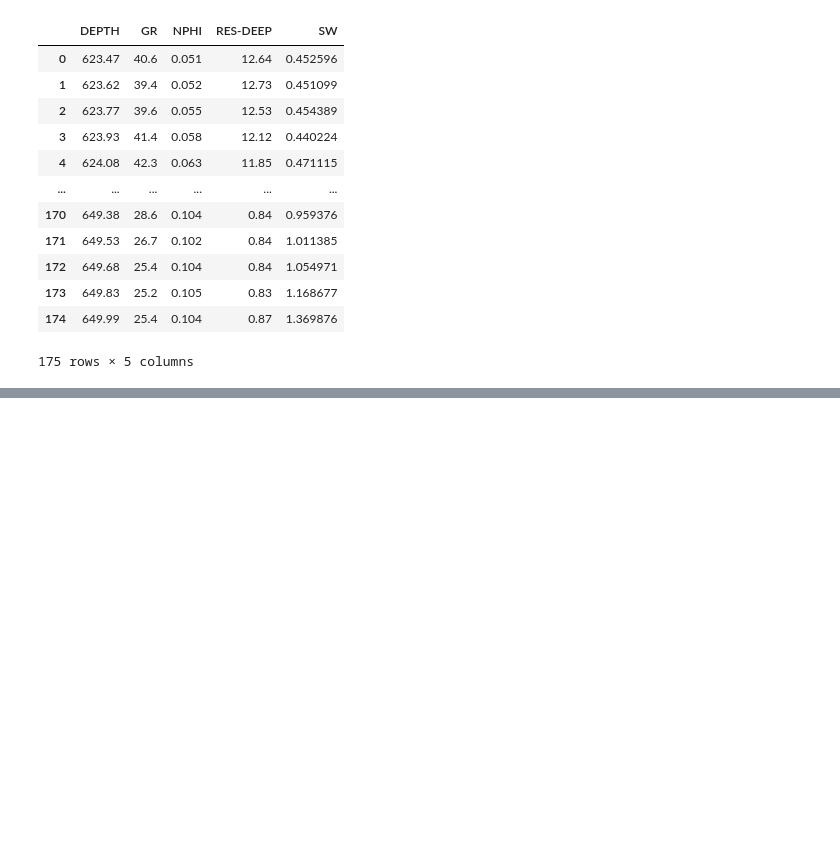
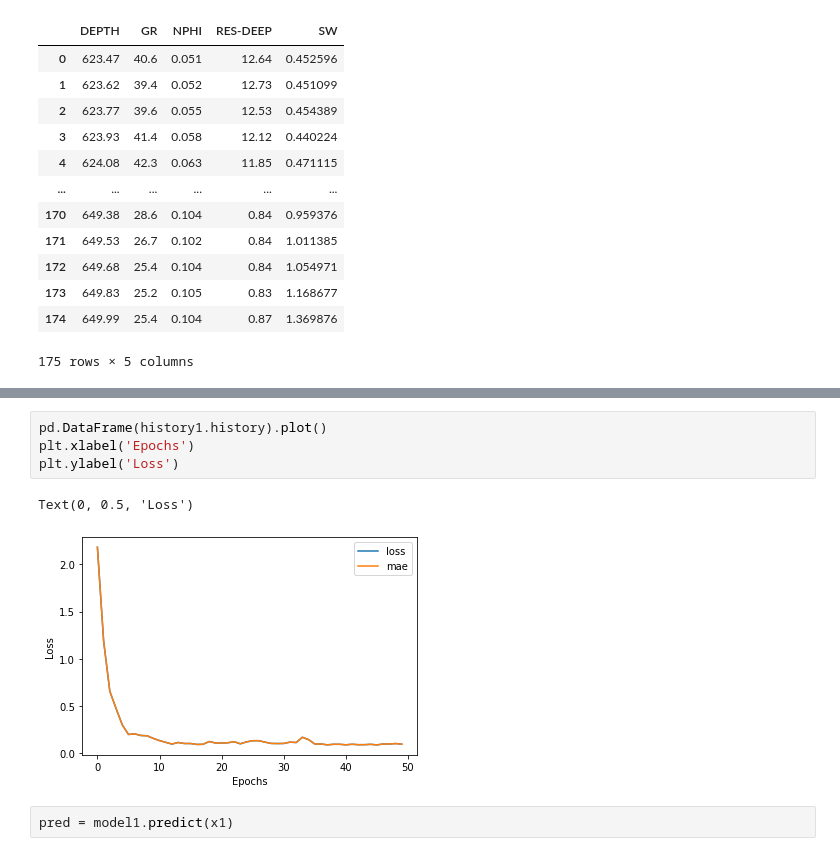
Before and after one commit to horaciosrf/masters_project, a Jupyter notebook: regression_horacio.ipynb, the cells around one changed output, grey strips where cells are left out. Saved outputs shown, nothing was run; the diff lists cells and outputs as text; blank space fills up the shorter version.

```diff
--- a/regression_horacio.ipynb
+++ b/regression_horacio.ipynb
@@ -55 +187,10 @@ dados1
+# %%
+pd.DataFrame(history1.history).plot()
+plt.xlabel('Epochs')
+plt.ylabel('Loss')
+# %% [output]
+Text(0, 0.5, 'Loss')
+[figure, added]
+# %%
+pred = model1.predict(x1)
 # %%
```
Also changed, not shown: parts of 13 cells of this notebook.
